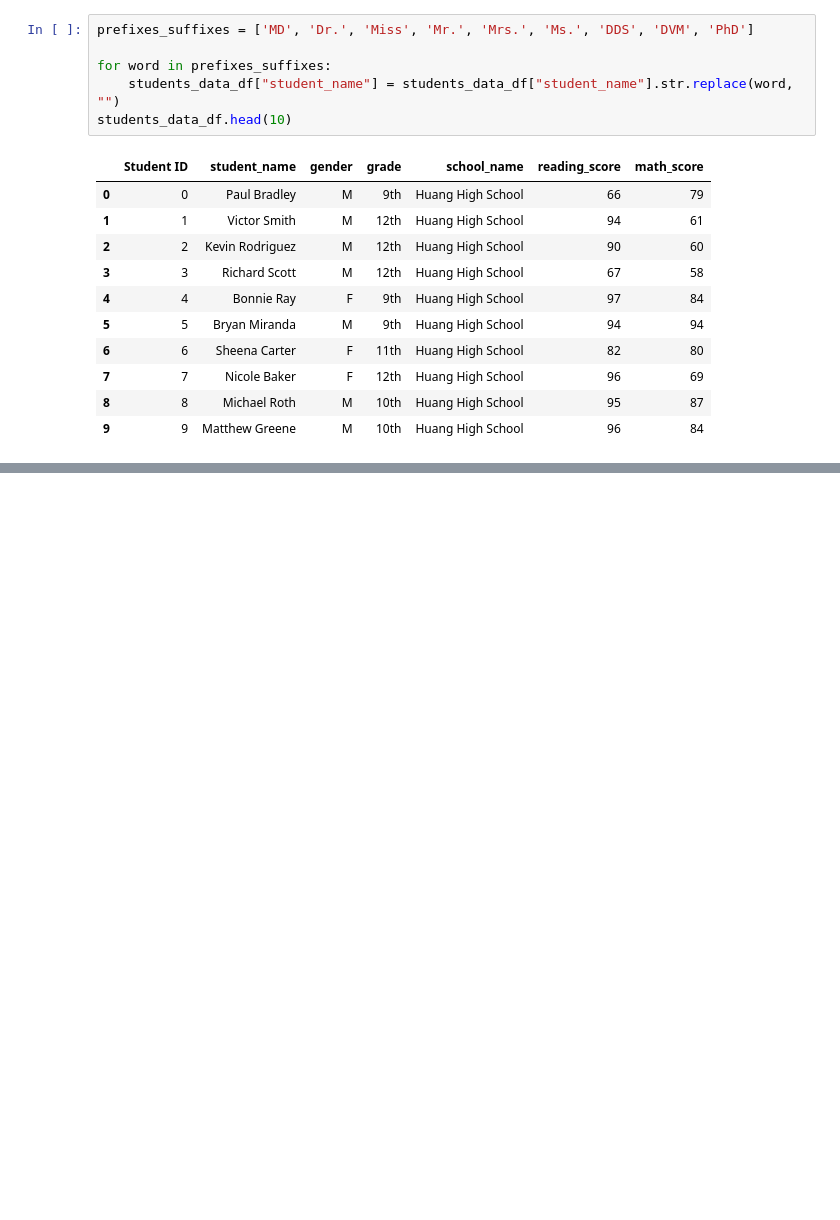
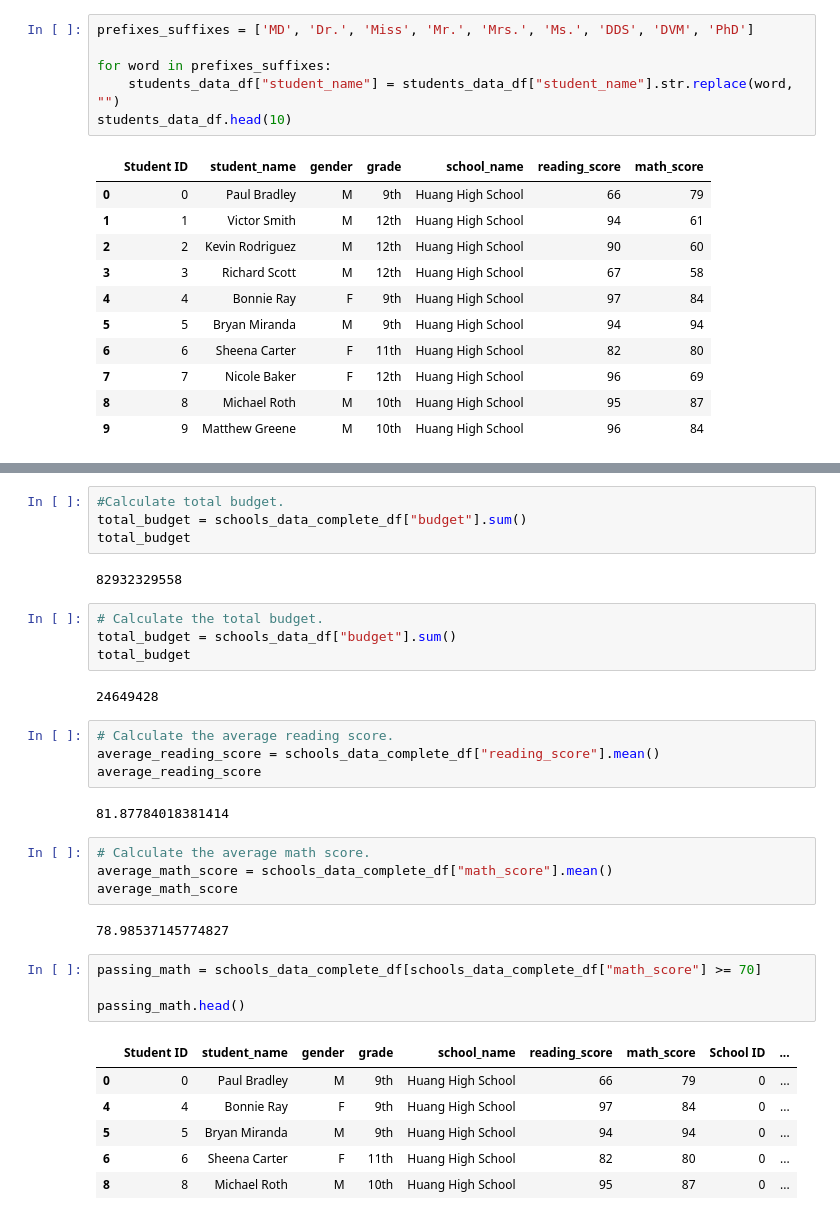
Before and after one commit to JeremyPimentel/Pandas, a Jupyter notebook: PyCitySchools.ipynb, the cells around one changed output, grey strips where cells are left out. Drawn from its saved outputs; the diff is of its cells as text; blank space fills up the shorter version.

```diff
--- a/PyCitySchools.ipynb
+++ b/PyCitySchools.ipynb
@@ -110,0 +159,35 @@ students_data_df.head(10)
+# %%
+#Calculate total budget.
+total_budget = schools_data_complete_df["budget"].sum()
+total_budget
+# %% [output]
+82932329558
+# %%
+# Calculate the total budget.
+total_budget = schools_data_df["budget"].sum()
+total_budget
+# %% [output]
+24649428
+# %%
+# Calculate the average reading score.
+average_reading_score = schools_data_complete_df["reading_score"].mean()
+average_reading_score
+# %% [output]
+81.87784018381414
+# %%
+# Calculate the average math score.
+average_math_score = schools_data_complete_df["math_score"].mean()
+average_math_score
+# %% [output]
+78.98537145774827
+# %%
+passing_math = schools_data_complete_df[schools_data_complete_df["math_score"] >= 70]
+
+passing_math.head()
+# %% [output]
+|  | Student ID | student_name | gender | grade | school_name | reading_score | math_score | School ID | ... |
+| 0 | 0 | Paul Bradley | M | 9th | Huang High School | 66 | 79 | 0 | ... |
+| 4 | 4 | Bonnie Ray | F | 9th | Huang High School | 97 | 84 | 0 | ... |
+| 5 | 5 | Bryan Miranda | M | 9th | Huang High School | 94 | 94 | 0 | ... |
+| 6 | 6 | Sheena Carter | F | 11th | Huang High School | 82 | 80 | 0 | ... |
+| 8 | 8 | Michael Roth | M | 10th | Huang High School | 95 | 87 | 0 | ... |
```
Also changed, not shown: parts of 24 cells of this notebook, 2 other files.
